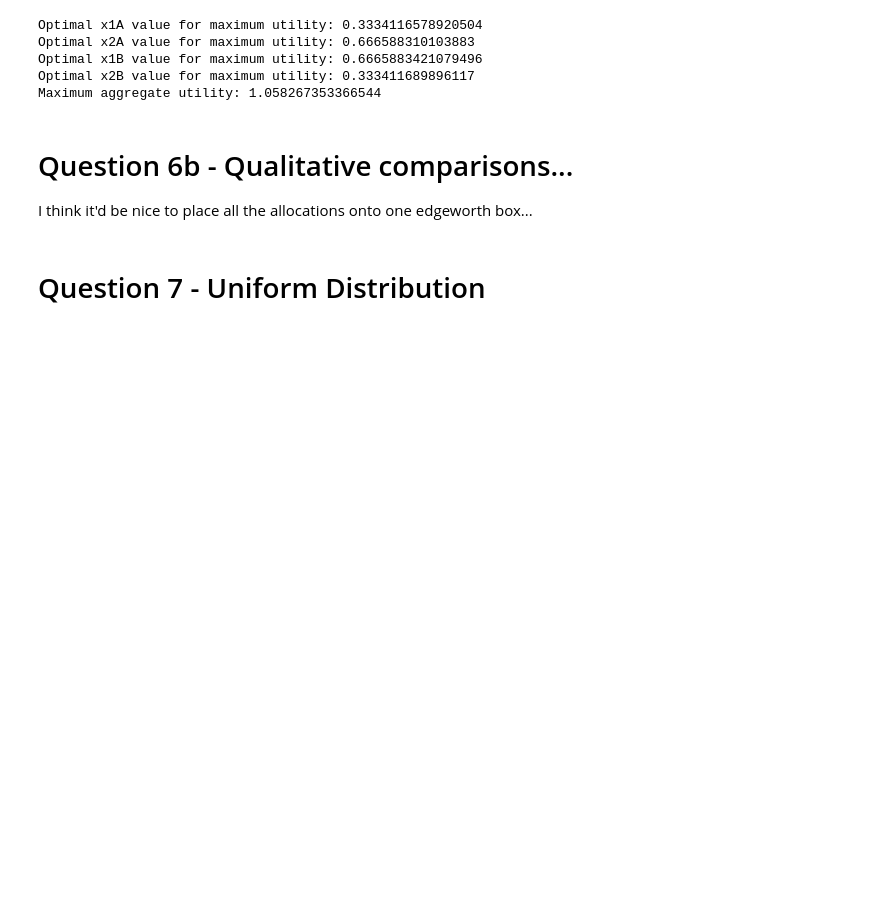
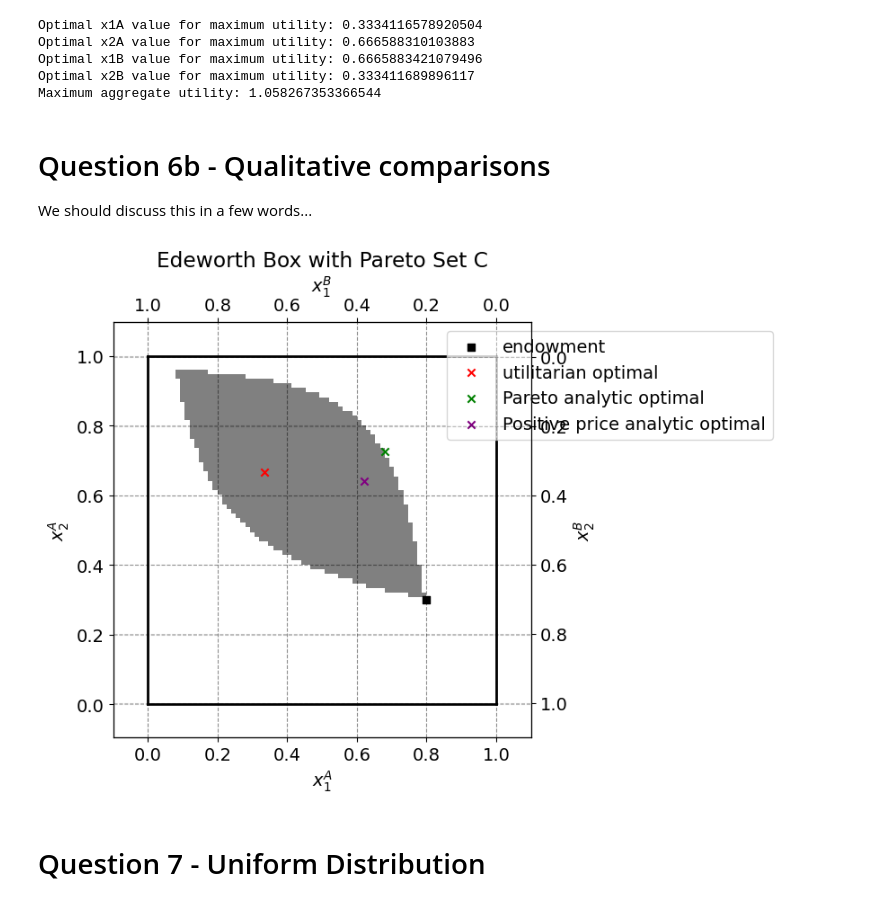
Before and after one commit to NumEconCopenhagen/projects-2024-josh-joshua-and-lyonell, a Jupyter notebook: JC Attempt Assignment 1/InauguralProject2024.ipynb, the cells around one changed output. Cells and saved outputs as stored; diff of their text form; code cells hidden in the pictures; blank space fills up the shorter version.

```diff
--- a/JC Attempt Assignment 1/InauguralProject2024.ipynb
+++ b/JC Attempt Assignment 1/InauguralProject2024.ipynb
@@ -343,6 +349,9 @@ print(f'Allocation of x1A: {x1A}')
 print(f'Allocation of x2A: {x2A}')
 print(f'Allocation of x1B: {x1B}')
 print(f'Allocation of x2B: {x2B}')
+
+# Save allocation for later plot
+positive_price_analytic_optimal = (x1A, x2A)
 # %% [output]
 Allocation of x1A: 0.6209680098500909
 Allocation of x2A: 0.640043625604066
@@ -452,6 +462,9 @@ optimal_utility = -result.fun  # Utility is negative because we used -utility in
 print(f'Optimal x1A value for maximum utility: {optimal_x1A}')
 print(f'Optimal x2A value for maximum utility: {optimal_x2A}')
 print(f'Maximum utility: {optimal_utility}')
+
+#save for later plot
+Pareto_analytic_optimal = (optimal_x1A, optimal_x2A)
 # %% [output]
 Optimal x1A value for maximum utility: 0.6808707632729994
 Optimal x2A value for maximum utility: 0.7250682829926042
@@ -485,16 +498,61 @@ print(f'Optimal x2A value for maximum utility: {optimal_x2A}')
 print(f'Optimal x1B value for maximum utility: {1-optimal_x1A}')
 print(f'Optimal x2B value for maximum utility: {1-optimal_x2A}')
 print(f'Maximum aggregate utility: {optimal_utility}')
+
+#save for later plot
+utilitarian_optimal = (optimal_x1A, optimal_x2A)
 # %% [output]
 Optimal x1A value for maximum utility: 0.3334116578920504
 Optimal x2A value for maximum utility: 0.666588310103883
 Optimal x1B value for maximum utility: 0.6665883421079496
 Optimal x2B value for maximum utility: 0.333411689896117
 Maximum aggregate utility: 1.058267353366544
-# %% [markdown]
-# Question 6b - Qualitative comparisons...
-
-I think it'd be nice to place all the allocations onto one edgeworth box...
+# %% [markdown]
+# Question 6b - Qualitative comparisons
+
+We should discuss this in a few words...
+# %%
+# Plot the Edgeworth box across different allocations
+w1bar = 1.0
+w2bar = 1.0
+fig = plt.figure(frameon=False, figsize=(6, 6), dpi=100)
+ax_A = fig.add_subplot(1, 1, 1)
+
+ax_A.set_xlabel("$x_1^A$")
+ax_A.set_ylabel("$x_2^A$")
+
+temp = ax_A.twinx()
+temp.set_ylabel("$x_2^B$")
+ax_B = temp.twiny()
+ax_B.set_xlabel("$x_1^B$")
+ax_B.invert_xaxis()
+ax_B.invert_yaxis()
+
+# Plot the binary grid C_Grid
+ax_A.imshow(C_Grid, extent=[0, w1bar, 0, w2bar], origin='lower', cmap='binary', alpha=0.5)
+
+# Show the endowment and various allocations
+ax_A.scatter(par.w1A, par.w2A, marker='s', color='black', label='endowment')
+ax_A.scatter(utilitarian_optimal[0], utilitarian_optimal[1], marker='x', color='red', label='utilitarian optimal')
+ax_A.scatter(Pareto_analytic_optimal[0], Pareto_analytic_optimal[1], marker='x', color='green', label='Pareto analytic optimal')
+ax_A.scatter(positive_price_analytic_optimal[0], positive_price_analytic_optimal[1], marker='x', color='purple', label='Positive price analytic optimal')
+
+# limits
+ax_A.plot([0, w1bar], [0, 0], lw=2, color='black')
+ax_A.plot([0, w1bar], [w2bar, w2bar], lw=2, color='black')
+ax_A.plot([0, 0], [0, w2bar], lw=2, color='black')
+ax_A.plot([w1bar, w1bar], [0, w2bar], lw=2, color='black')
+
+ax_A.set_xlim([-0.1, w1bar + 0.1])
+ax_A.set_ylim([-0.1, w2bar + 0.1])
+ax_B.set_xlim([w1bar + 0.1, -0.1])
+ax_B.set_ylim([w2bar + 0.1, -0.1])
+
+ax_A.legend(frameon=True, loc='upper right', bbox_to_anchor=(1.6, 1.0))
+plt.title('Edeworth Box with Pareto Set C')
+plt.show()
+# %% [output]
+[figure, added]
 # %% [markdown]
 # Question 7 - Uniform Distribution
 # %%
```
Also changed, not shown: parts of 9 cells of this notebook.
